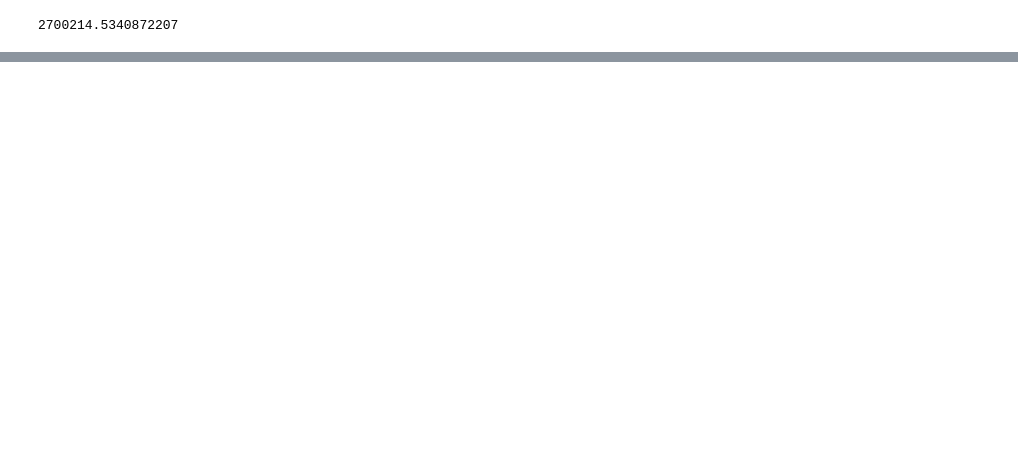
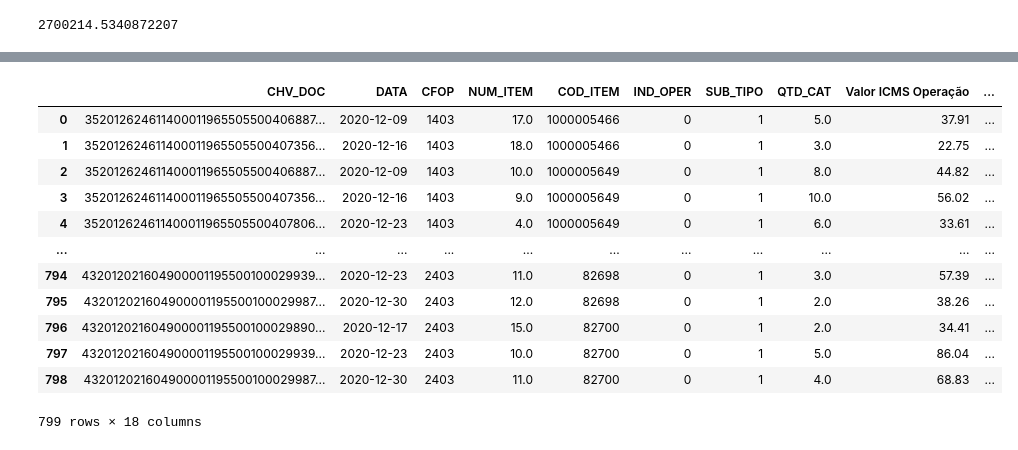
Before and after one commit to viniciuscatelani/Ressarcimento-CAT, a Jupyter notebook: src/etapas/testes_nb.ipynb, the cells around one changed output, grey strips where cells are left out. Cells and saved outputs as stored; diff of their text form; code cells hidden in the pictures; blank space fills up the shorter version.

```diff
--- a/src/etapas/testes_nb.ipynb
+++ b/src/etapas/testes_nb.ipynb
@@ -1294,0 +1137,77 @@ data[data['CFOP'].isin([1403, 1411, 2411])]
+# %%
+tabela_2 = tabela_2[tabela_2['COD_ITEM'] == '0JV2S2W01004']
+
+produtos_somente_saida = tabela_2.groupby('COD_ITEM')['IND_OPER'].all()
+produtos_somente_saida = produtos_somente_saida[produtos_somente_saida == True].index
+prods_icms_0 = data.drop_duplicates(subset='COD_ITEM', keep='first')[(data['QTD_INI'] != 0) & (((data['ICMS_INI'] == 0) | (data['ICMS_INI'].isnull())) | ((data['ICMS_OP_INI'] == 0) | (data['ICMS_OP_INI'].isnull())))]
+for produto in list(produtos_somente_saida) + list(prods_icms_0['COD_ITEM'].unique()):
+# for produto in data['COD_ITEM'].unique():
+# Executa a consulta para obter os valores mva_antes e mva_depois
+    query = f"SELECT mva_antes, mva_depois FROM produtos WHERE codigo_produto = '{produto}'"
+    try:
+        mva = float(pd.read_sql_query(query, connection).dropna(axis=1).iloc[0,0])
+    except:
+        mva = 0
+    print('MVA: ', mva)
+    # Calcula o lucro e a quantidade total
+    lucro = sum(ficha_3[(ficha_3['COD_ITEM'] == produto) & (ficha_3['IND_OPER'] == 1)]['ICMS_TOT_SAIDA'].fillna(0))
+    tot_qtde = sum(ficha_3[(ficha_3['COD_ITEM'] == produto) & (ficha_3['IND_OPER'] == 1)]['QTD_CAT'])
+    aliquota = ficha_3[ficha_3['COD_ITEM'] == produto]['ALIQUOTA'].values[0] / 100
+
+
+    try:
+        # Calcula o valor unitário, base ST estimada e ICMS
+        valor_unit = (lucro * 0.8) / tot_qtde
+        print('Valor unitario: ', valor_unit)
+        base_st_estimada = valor_unit + (valor_unit * mva)
+        print('Base estimada: ', base_st_estimada)
+        icms_op_unit = valor_unit * aliquota
+        print('ICMS OP UNIT: ', icms_op_unit)
+        icms_suport_unit = base_st_estimada * aliquota
+        print('Icms suportado unitario: ', icms_suport_unit)
+        icms_inicial = icms_suport_unit * tot_qtde
+        print('ICMS Inicial: ', icms_inicial)
+
+    except:
+        icms_inicial = 0
+        icms_op_unit = 0
+
+
+    # Verifica se o produto está presente no DataFrame 'data'
+    produto_idx = data[data['COD_ITEM'] == produto].index
+
+    if not produto_idx.empty:
+        # Garante que a coluna 'ICMS_INI' seja do tipo float
+        data['ICMS_INI'] = data['ICMS_INI'].astype(float)
+        data['ICMS_OP_INI'] = data['ICMS_OP_INI'].astype(float)
+
+        # Atualiza o valor na primeira linha correspondente ao COD_ITEM
+        data.loc[produto_idx[0], 'ICMS_INI'] = icms_inicial
+        data.loc[produto_idx[0], 'ICMS_OP_INI'] = icms_op_unit * data.loc[produto_idx[0], 'QTD_INI']
+
+# Definição das colunas para cálculo de ressarcimento de acordo com as regras
+ficha_3['QTD_INI'] = data['QTD_INI'].astype(float)
+ficha_3['ICMS_INI'] = data['ICMS_INI'].astype(float)
+ficha_3['ICMS_OP_INI'] = data['ICMS_OP_INI'].astype(float)
+ficha_3['ICMS_INI'] = np.where((ficha_3['QTD_INI'] == 0) | (ficha_3['ICMS_INI'].isnull() & ficha_3['QTD_INI'].notnull()),
+                                0,
+                                ficha_3['ICMS_INI'])
+
+ficha_3 = ficha_3[['CHV_DOC', 'DATA', 'CFOP', 'NUM_ITEM', 'COD_ITEM', 'IND_OPER',
+                    'SUB_TIPO', 'QTD_CAT', 'Valor ICMS Operação','CST', 'QTD_INI','ICMS_INI', 'ICMS_OP_INI',
+                    'ALIQUOTA', 'FONTE', 'ICMS_TOT','ICMS_TOT_SAIDA', 'VALOR']]
+ficha_3
+# %% [output]
+|  | CHV_DOC | DATA | CFOP | NUM_ITEM | COD_ITEM | IND_OPER | SUB_TIPO | QTD_CAT | Valor ICMS Operação | ... |
+| 0 | 352012624611400011965505500406887... | 2020-12-09 | 1403 | 17.0 | 1000005466 | 0 | 1 | 5.0 | 37.91 | ... |
+| 1 | 352012624611400011965505500407356... | 2020-12-16 | 1403 | 18.0 | 1000005466 | 0 | 1 | 3.0 | 22.75 | ... |
+| 2 | 352012624611400011965505500406887... | 2020-12-09 | 1403 | 10.0 | 1000005649 | 0 | 1 | 8.0 | 44.82 | ... |
+| 3 | 352012624611400011965505500407356... | 2020-12-16 | 1403 | 9.0 | 1000005649 | 0 | 1 | 10.0 | 56.02 | ... |
+| 4 | 352012624611400011965505500407806... | 2020-12-23 | 1403 | 4.0 | 1000005649 | 0 | 1 | 6.0 | 33.61 | ... |
+| ... | ... | ... | ... | ... | ... | ... | ... | ... | ... | ... |
+| 794 | 432012021604900001195500100029939... | 2020-12-23 | 2403 | 11.0 | 82698 | 0 | 1 | 3.0 | 57.39 | ... |
+| 795 | 432012021604900001195500100029987... | 2020-12-30 | 2403 | 12.0 | 82698 | 0 | 1 | 2.0 | 38.26 | ... |
+| 796 | 432012021604900001195500100029890... | 2020-12-17 | 2403 | 15.0 | 82700 | 0 | 1 | 2.0 | 34.41 | ... |
+| 797 | 432012021604900001195500100029939... | 2020-12-23 | 2403 | 10.0 | 82700 | 0 | 1 | 5.0 | 86.04 | ... |
+| 798 | 432012021604900001195500100029987... | 2020-12-30 | 2403 | 11.0 | 82700 | 0 | 1 | 4.0 | 68.83 | ... |
+799 rows × 18 columns
```
Also changed, not shown: parts of 48 cells of this notebook, 4 other files.
